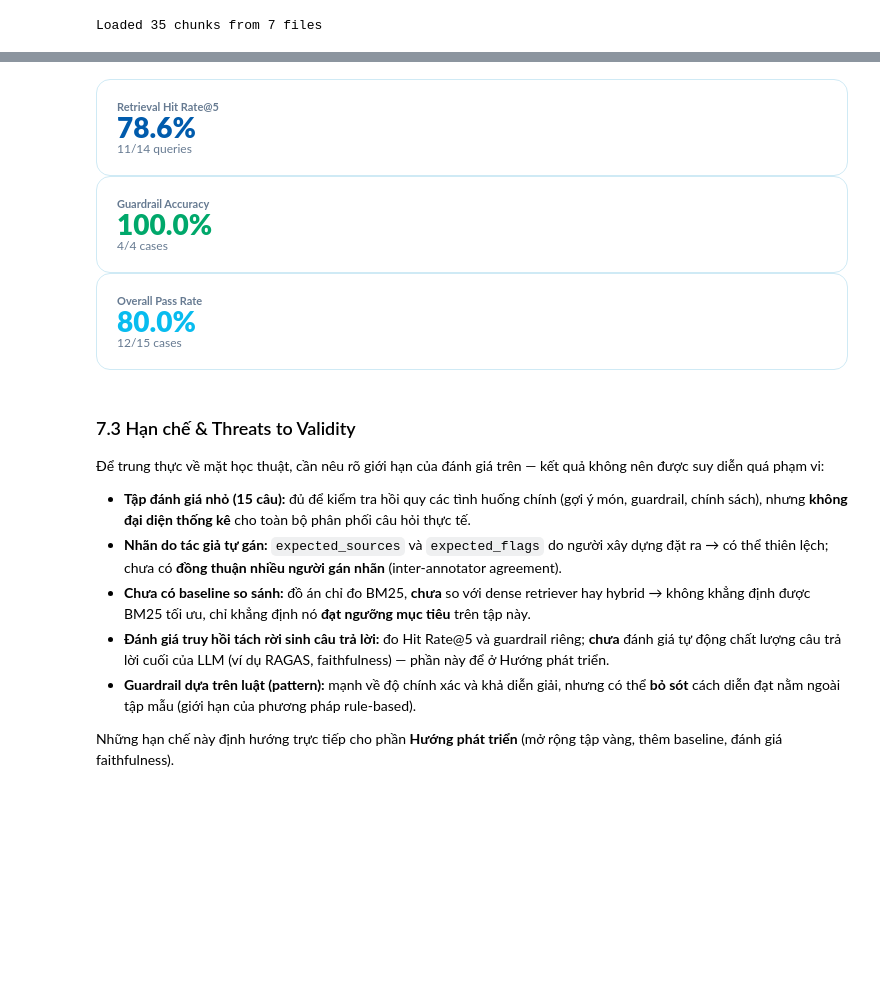
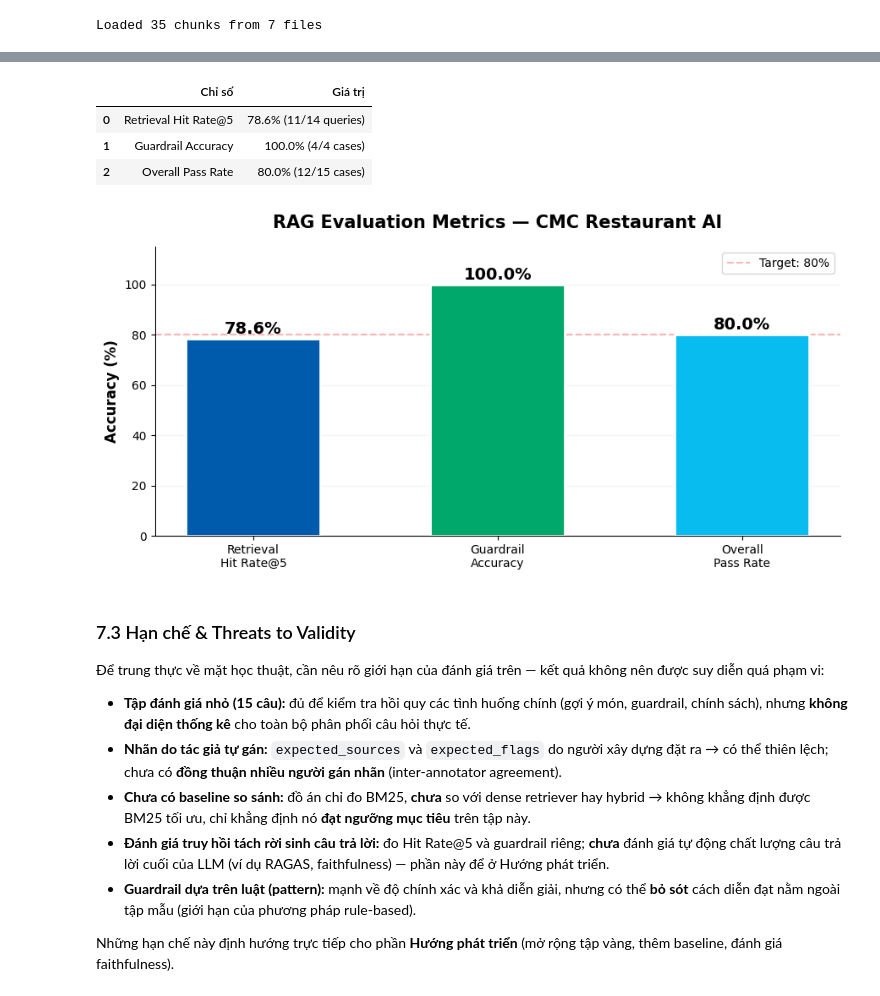
Before and after one commit to Anpham120/restaurant-qr-ai-ordering, a Jupyter notebook: ai/notebooks/ai_rag_presentation.ipynb, the cells around one changed output, grey strips where cells are left out. Drawn from its saved outputs; the diff is of its cells as text; code cells hidden in the pictures; blank space fills up the shorter version.

```diff
--- a/ai/notebooks/ai_rag_presentation.ipynb
+++ b/ai/notebooks/ai_rag_presentation.ipynb
@@ -580,9 +517,9 @@ $$\text{Score}(q, D) = \sum_{t \in q} \underbrace{\log\frac{N - df(t) + 0.5}{df(
 | **Title boost** | +1.5 | Ưu tiên chunk có title match |
 | **Tag boost** | +1.0 | Ưu tiên chunk có tag match |
 # %%
-# ══════════════════════════════════════════════════
+# ──────────────────────────────────────────────────
 # 3.2 — BM25 Retriever Implementation (self-contained)
-# ══════════════════════════════════════════════════
+# ──────────────────────────────────────────────────
 
 import math, re, unicodedata
 
@@ -592,7 +529,7 @@ TITLE_BOOST, TAG_BOOST = 1.5, 1.0
 
 
 def tokenize(text):
-    """Chuẩn hóa tiếng Việt → ASCII lowercase → tách tokens."""
+    """Chuẩn hóa tiếng Việt -> ASCII lowercase -> tách tokens."""
     norm = unicodedata.normalize("NFKD", text.lower()).replace("đ", "d")
     ascii_text = "".join(ch for ch in norm if not unicodedata.combining(ch))
     return TOKEN_RE.findall(ascii_text)
@@ -642,12 +579,10 @@ class BM25Retriever:
 
 retriever = BM25Retriever(chunks)
 
-display(HTML(
-    "<div style='display:flex;flex-wrap:wrap;margin:8px 0'>" +
-    info_card("Corpus", f"{retriever.N}", "chunks") +
-    info_card("Vocabulary", f"{len(retriever.df):,}", "unique tokens") +
-    info_card("Avg Length", f"{retriever.avgdl:.0f}", "tokens/chunk") +
-    info_card("BM25", "k1=1.5", "b=0.75", "#08BCEF") +
-    "</div>"
-))
+display(metrics_table({
+    "Corpus (chunks)": retriever.N,
+    "Vocabulary (unique tokens)": len(retriever.df),
+    "Avg length (tokens/chunk)": round(retriever.avgdl),
+    "BM25 params": "k1=1.5, b=0.75",
+}))
 # %% [output]
@@ -1188,48 +1047,46 @@ display(HTML(f"""
 # %%
-# ══════════════════════════════════════════════════
+# ──────────────────────────────────────────────────
 # 7.2 — Metrics & Chart
-# ══════════════════════════════════════════════════
+# ──────────────────────────────────────────────────
 
 total_pass = sum(1 for _, ok, _, _ in eval_results if ok)
 ret_rate = r_hits / r_total * 100
 guard_rate = g_hits / g_total * 100
 overall = total_pass / len(GOLDEN_QUESTIONS) * 100
 
-display(HTML(
-    "<div style='display:flex;flex-wrap:wrap;margin:16px 0'>" +
-    info_card("Retrieval Hit Rate@5", f"{ret_rate:.1f}%", f"{r_hits}/{r_total} queries", "#005BAC") +
-    info_card("Guardrail Accuracy", f"{guard_rate:.1f}%", f"{g_hits}/{g_total} cases", "#00A86B") +
-    info_card("Overall Pass Rate", f"{overall:.1f}%", f"{total_pass}/{len(GOLDEN_QUESTIONS)} cases", "#08BCEF") +
-    "</div>"
-))
+display(metrics_table({
+    "Retrieval Hit Rate@5": f"{ret_rate:.1f}%  ({r_hits}/{r_total} queries)",
+    "Guardrail Accuracy": f"{guard_rate:.1f}%  ({g_hits}/{g_total} cases)",
+    "Overall Pass Rate": f"{overall:.1f}%  ({total_pass}/{len(GOLDEN_QUESTIONS)} cases)",
+}))
 
 try:
-    import matplotlib; matplotlib.use('Agg')
     import matplotlib.pyplot as plt
     fig, ax = plt.subplots(figsize=(9, 4.5))
     names = ['Retrieval\nHit Rate@5', 'Guardrail\nAccuracy', 'Overall\nPass Rate']
     vals = [ret_rate, guard_rate, overall]
     cols = ['#005BAC', '#00A86B', '#08BCEF']
     bars = ax.bar(names, vals, color=cols, width=0.55, edgecolor='white', linewidth=2, zorder=3)
     for b, v in zip(bars, vals):
-        ax.text(b.get_x()+b.get_width()/2, b.get_height()+2, f'{v:.1f}%', ha='center', fontweight='bold', fontsize=14)
-    ax.set_ylim(0, 115); ax.set_ylabel('Accuracy (%)', fontweight='bold', fontsize=12)
+        ax.text(b.get_x() + b.get_width() / 2, b.get_height() + 2, f'{v:.1f}%', ha='center', fontweight='bold', fontsize=14)
+    ax.set_ylim(0, 115)
+    ax.set_ylabel('Accuracy (%)', fontweight='bold', fontsize=12)
     ax.set_title('RAG Evaluation Metrics — CMC Restaurant AI', fontweight='bold', fontsize=15, pad=16)
     ax.axhline(y=80, color='#FF6B6B', linestyle='--', alpha=0.5, zorder=1, label='Target: 80%')
-    ax.legend(fontsize=10); ax.spines['top'].set_visible(False); ax.spines['right'].set_visible(False)
-    ax.grid(axis='y', alpha=0.15); plt.tight_layout(); plt.show()
+    ax.legend(fontsize=10)
+    ax.spines['top'].set_visible(False)
+    ax.spines['right'].set_visible(False)
+    ax.grid(axis='y', alpha=0.15)
+    plt.tight_layout()
+    plt.show()
 except ImportError:
     print("matplotlib not installed — chart skipped")
 # %% [output]
-Retrieval Hit Rate@5
-78.6%
-11/14 queries
-Guardrail Accuracy
-100.0%
-4/4 cases
-Overall Pass Rate
-80.0%
-12/15 cases
+|  | Chỉ số | Giá trị |
+| 0 | Retrieval Hit Rate@5 | 78.6% (11/14 queries) |
+| 1 | Guardrail Accuracy | 100.0% (4/4 cases) |
+| 2 | Overall Pass Rate | 80.0% (12/15 cases) |
+[figure, added]
 # %% [markdown]
 ### 7.3 Hạn chế & Threats to Validity
 
```
Also changed, not shown: parts of 45 cells of this notebook.
